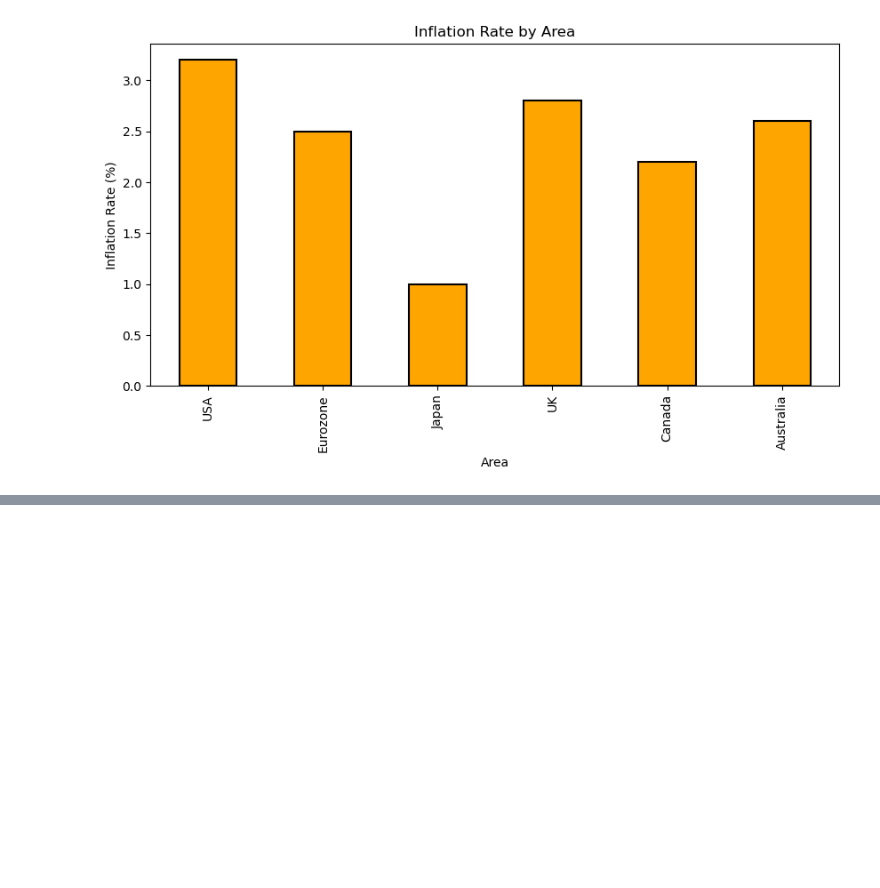
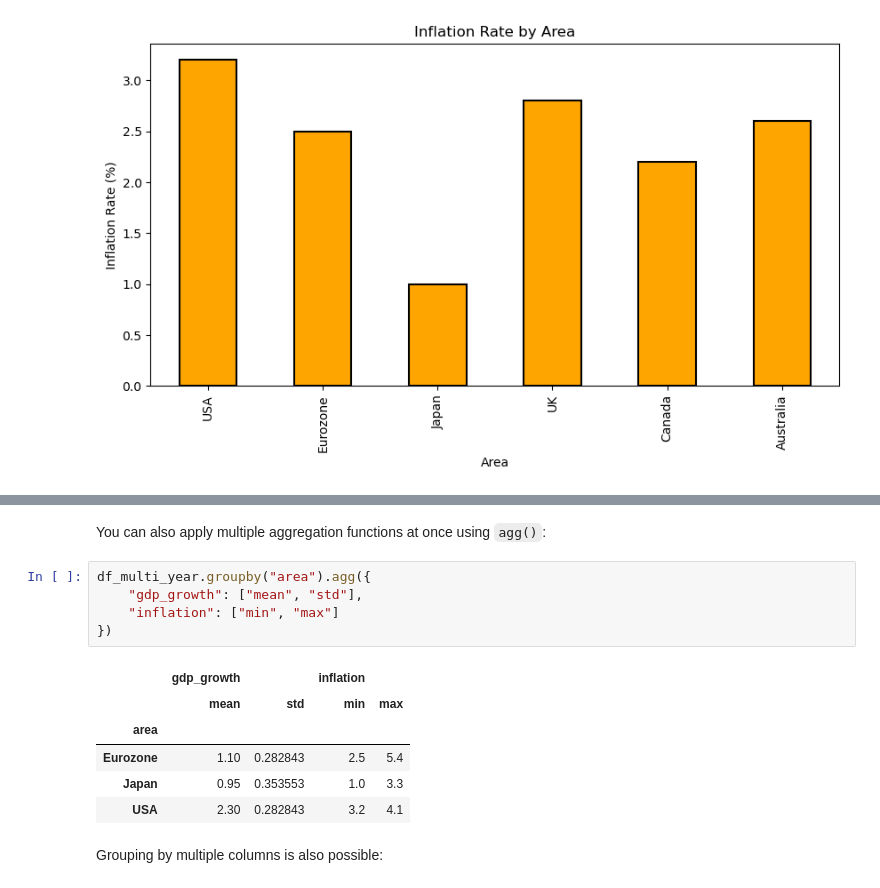
Before and after one commit to jmarbet/ai-big-data-course, a Jupyter notebook: notebooks/python_packages_pandas.ipynb, the cells around one changed output, grey strips where cells are left out. Cells and saved outputs as stored; diff of their text form; blank space fills up the shorter version.

```diff
--- a/notebooks/python_packages_pandas.ipynb
+++ b/notebooks/python_packages_pandas.ipynb
@@ -888,0 +957,16 @@ We will cover these and other data I/O methods in more detail in later sections
+# %% [markdown]
+You can also apply multiple aggregation functions at once using `agg()`:
+# %%
+df_multi_year.groupby("area").agg({
+    "gdp_growth": ["mean", "std"],
+    "inflation": ["min", "max"]
+})
+# %% [output]
+|  | gdp_growth |  | inflation |  |
+|  | mean | std | min | max |
+| area |  |  |  |  |
+| Eurozone | 1.10 | 0.282843 | 2.5 | 5.4 |
+| Japan | 0.95 | 0.353553 | 1.0 | 3.3 |
+| USA | 2.30 | 0.282843 | 3.2 | 4.1 |
+# %% [markdown]
+Grouping by multiple columns is also possible:
```
Also changed, not shown: parts of 31 cells of this notebook, 51 other files.
